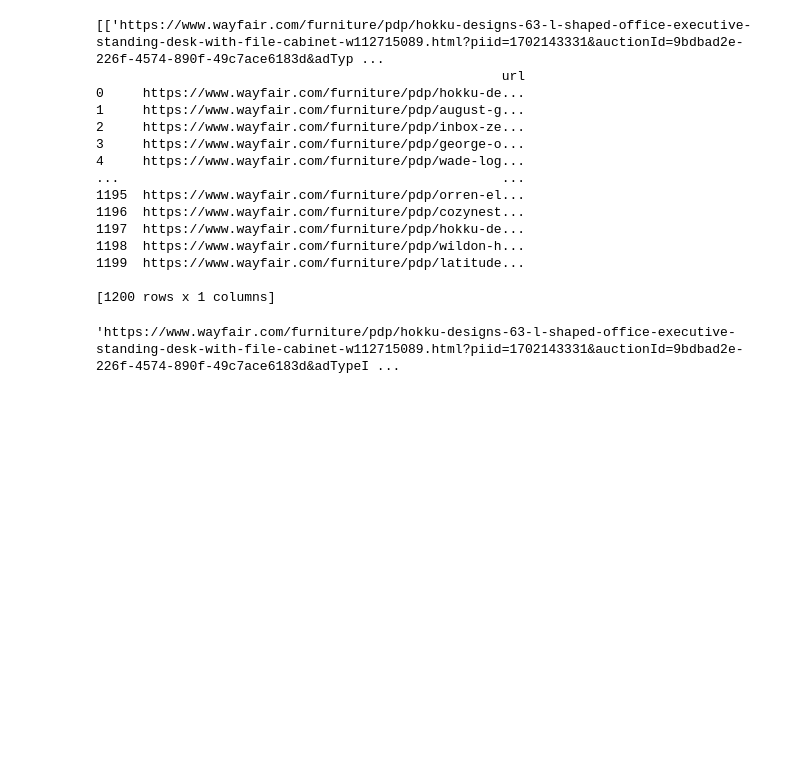
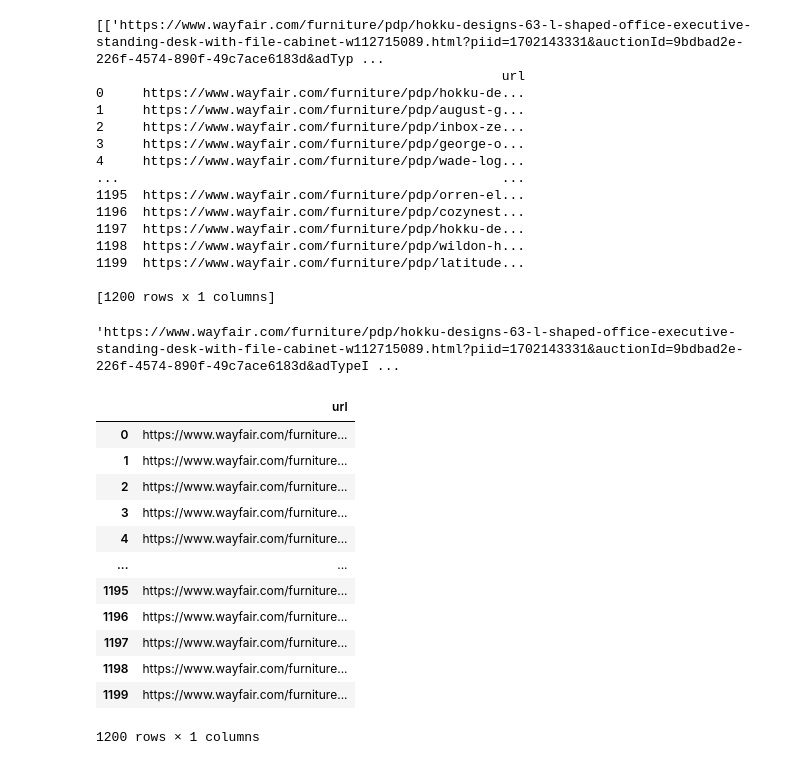
Before and after one commit to joe8606/wayfair_product_price_tracker, a Jupyter notebook: src/wayfair_scraper.ipynb, the cells around one changed output. Cells and saved outputs as stored; diff of their text form; code cells hidden in the pictures; blank space fills up the shorter version.

```diff
--- a/src/wayfair_scraper.ipynb
+++ b/src/wayfair_scraper.ipynb
@@ -6,5 +11,5 @@ from bs4 import BeautifulSoup
 # %%
-df = pd.read_csv('Products.csv')
+df = pd.read_csv('..\dat\wayfair_bs4_products.csv')
 # %%
 payload = {}
 headers = {
@@ -55,0 +81,9 @@ print(soup.prettify())
+# %%
+# 假設 soup 已經有資料
+html_content = soup.prettify()
+
+# 儲存成 txt
+with open("wayfair_page_dump.txt", "w", encoding="utf-8") as f:
+    f.write(html_content)
+
+print("✅ HTML content saved to wayfair_page_dump.txt")
@@ -130,3 +180,19 @@ print(reviews_df)
 reviews_df['url'][0]
 # %% [output]
 'https://www.wayfair.com/furniture/pdp/hokku-designs-63-l-shaped-office-executive-standing-desk-with-file-cabinet-w112715089.html?piid=1702143331&auctionId=9bdbad2e-226f-4574-890f-49c7ace6183d&adTypeI ...
+# %%
+reviews_df
+# %% [output]
+|  | url |
+| 0 | https://www.wayfair.com/furniture... |
+| 1 | https://www.wayfair.com/furniture... |
+| 2 | https://www.wayfair.com/furniture... |
+| 3 | https://www.wayfair.com/furniture... |
+| 4 | https://www.wayfair.com/furniture... |
+| ... | ... |
+| 1195 | https://www.wayfair.com/furniture... |
+| 1196 | https://www.wayfair.com/furniture... |
+| 1197 | https://www.wayfair.com/furniture... |
+| 1198 | https://www.wayfair.com/furniture... |
+| 1199 | https://www.wayfair.com/furniture... |
+1200 rows × 1 columns
```
Also changed, not shown: parts of 9 cells of this notebook, 1 other file.
